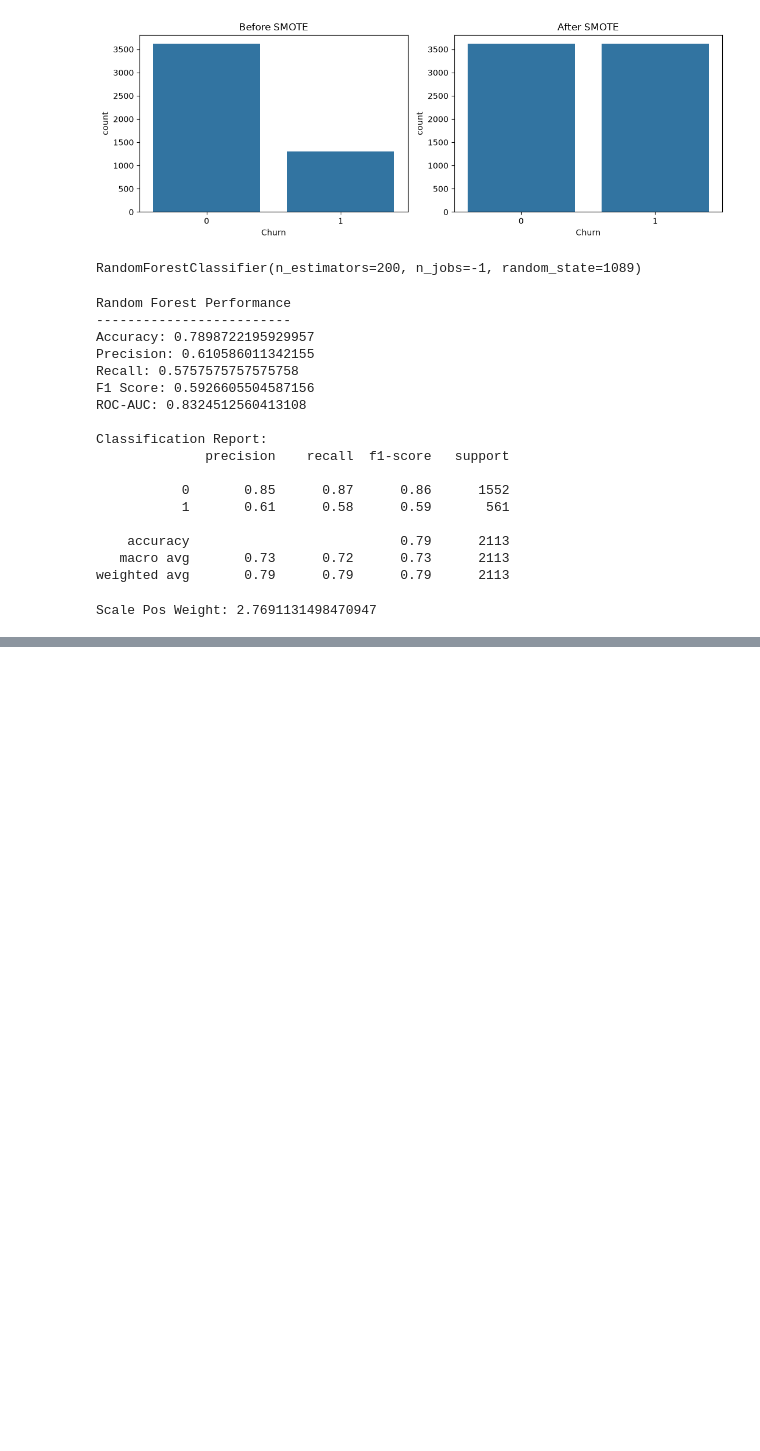
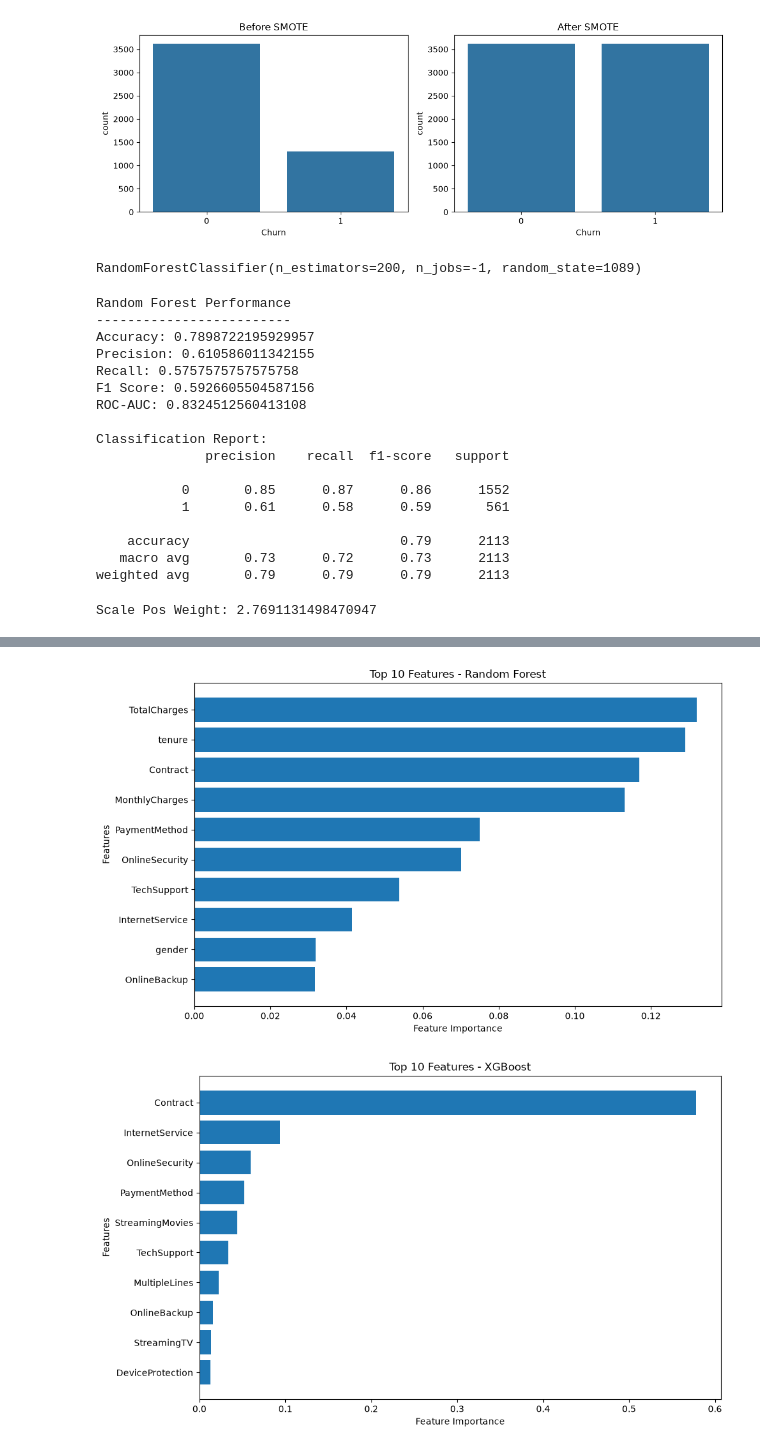
Before and after one commit to Mathilo-source/Datheon_Machine_Learning_-_Data_Science_Internship, a Jupyter notebook: Task_3/Customer_Churn_Classifier.ipynb, the cells around one changed output, grey strips where cells are left out. Cells and saved outputs as stored; diff of their text form; code cells hidden in the pictures; blank space fills up the shorter version.

```diff
--- a/Task_3/Customer_Churn_Classifier.ipynb
+++ b/Task_3/Customer_Churn_Classifier.ipynb
@@ -623,0 +877,13 @@ plt.show()
+# %%
+# Retrieve the fitted OrdinalEncoder
+ordinal_encoder = (
+    xgb_model.named_steps['preprocessor']
+    .named_transformers_['cat']
+    .named_steps['ordinal']
+)
+
+# Display category mappings
+for feature, categories in zip(categorical_features, ordinal_encoder.categories_):
+    print(f"\n{feature}:")
+    for code, category in enumerate(categories):
+        print(f"  {code} = {category}")
@@ -623,0 +982,42 @@ plt.show()
+# %%
+import matplotlib.pyplot as plt
+
+# Random Forest feature importance
+plt.figure(figsize=(10, 6))
+
+rf_plot = rf_aggregated.head(10).sort_values(
+    by='Random Forest', ascending=True
+)
+
+plt.barh(
+    rf_plot['Original Feature'],
+    rf_plot['Random Forest']
+)
+
+plt.xlabel('Feature Importance')
+plt.ylabel('Features')
+plt.title('Top 10 Features - Random Forest')
+plt.tight_layout()
+plt.show()
+
+
+# XGBoost feature importance
+plt.figure(figsize=(10, 6))
+
+xgb_plot = xgb_aggregated.head(10).sort_values(
+    by='XGBoost', ascending=True
+)
+
+plt.barh(
+    xgb_plot['Original Feature'],
+    xgb_plot['XGBoost']
+)
+
+plt.xlabel('Feature Importance')
+plt.ylabel('Features')
+plt.title('Top 10 Features - XGBoost')
+plt.tight_layout()
+plt.show()
+# %% [output]
+[figure, added]
+[figure, added]
```
Also changed, not shown: parts of 26 cells of this notebook.
